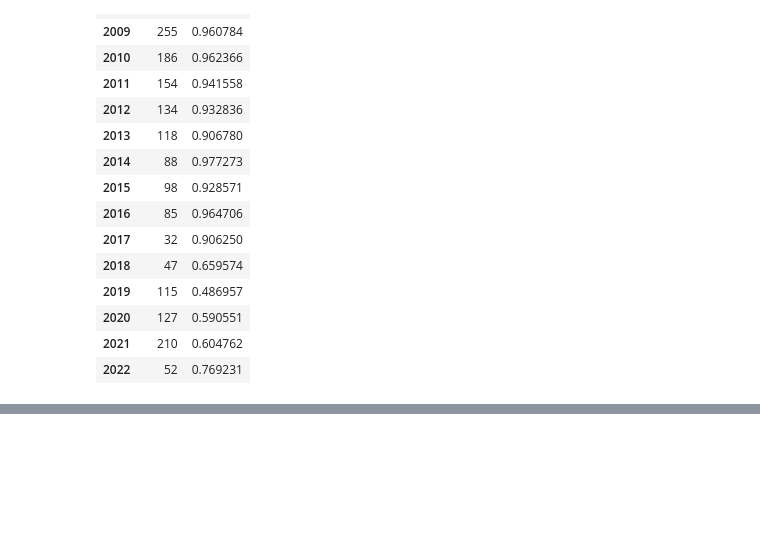
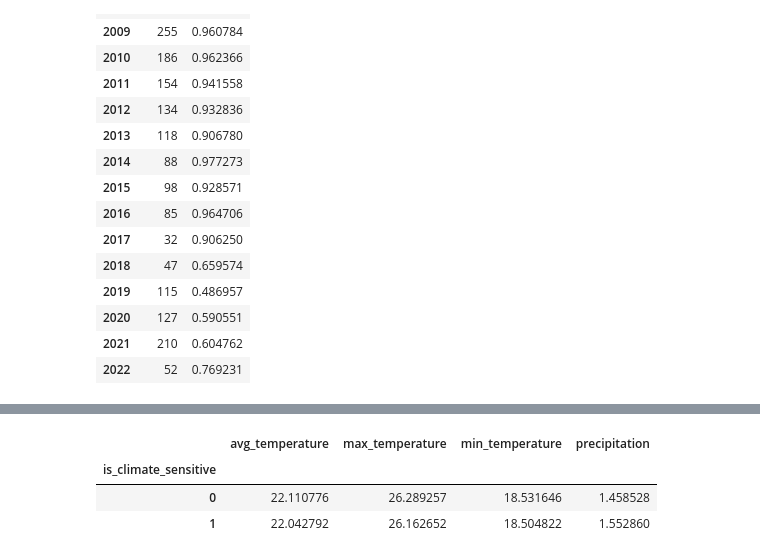
Before and after one commit to godfreymiracle-cmd/climate-risk-health-prediction, a Jupyter notebook: Climate-Sensitive Mortality Prediction.ipynb, the cells around one changed output, grey strips where cells are left out. Drawn from its saved outputs; the diff is of its cells as text; code cells hidden in the pictures; blank space fills up the shorter version.

```diff
--- a/Climate-Sensitive Mortality Prediction.ipynb
+++ b/Climate-Sensitive Mortality Prediction.ipynb
@@ -310,0 +324,8 @@ young.groupby('year')['is_climate_sensitive'].agg(['count', 'mean'])
+# %%
+# Average of each climate column for each class
+train.groupby('is_climate_sensitive')[['avg_temperature', 'max_temperature', 'min_temperature', 'precipitation']].mean()
+# %% [output]
+|  | avg_temperature | max_temperature | min_temperature | precipitation |
+| is_climate_sensitive |  |  |  |  |
+| 0 | 22.110776 | 26.289257 | 18.531646 | 1.458528 |
+| 1 | 22.042792 | 26.162652 | 18.504822 | 1.552860 |
```
Also changed, not shown: parts of 1 cell of this notebook.
